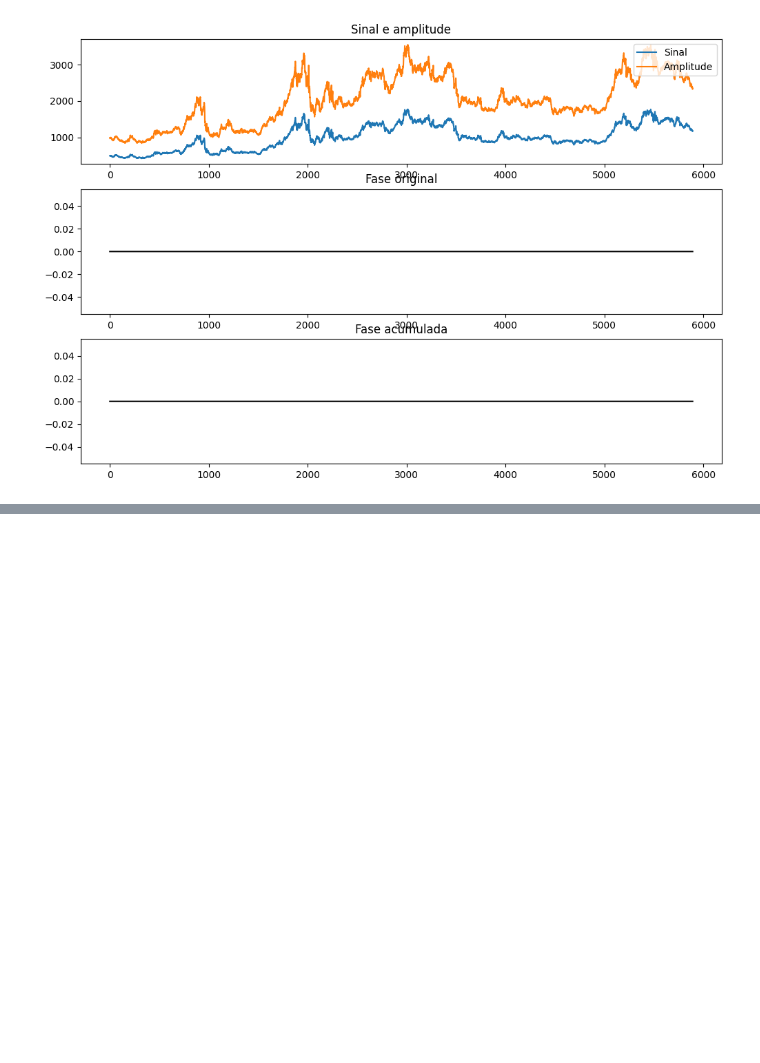
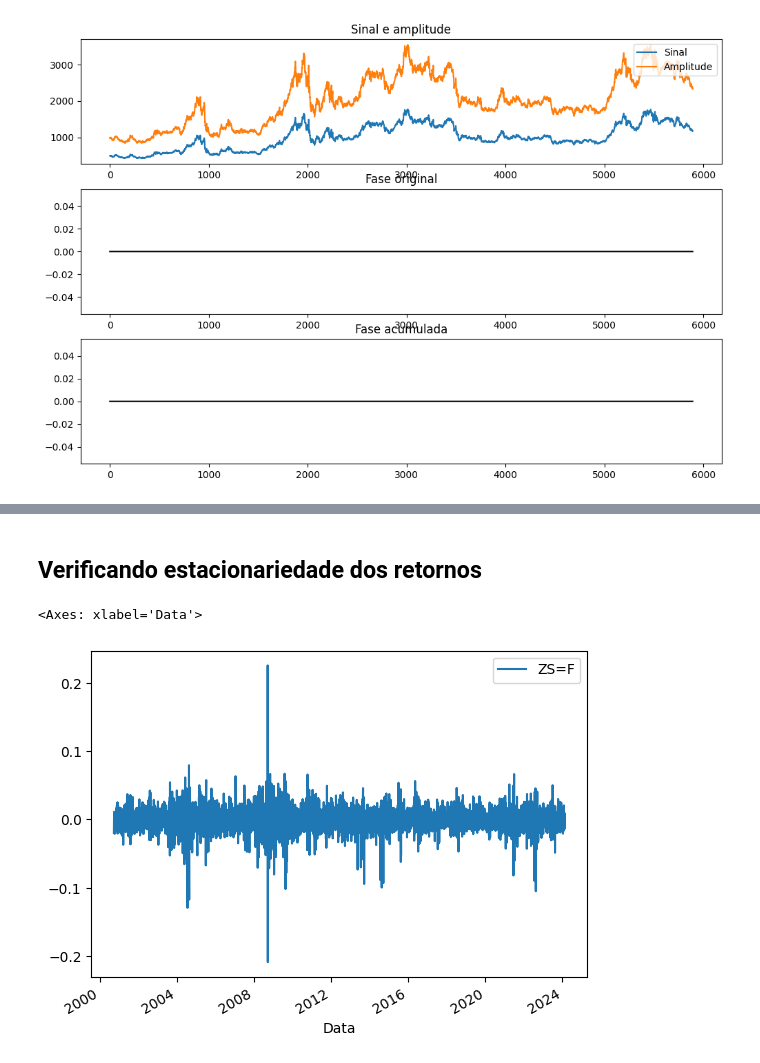
Before and after one commit to vidomirana/Analise-Sincronia-SeriesTemporais-Soja, a Jupyter notebook: Processamento_Sinais.ipynb, the cells around one changed output, grey strips where cells are left out. Saved outputs shown, nothing was run; the diff lists cells and outputs as text; code cells hidden in the pictures; blank space fills up the shorter version.

Commit message:
adição dos retornos

```diff
--- a/Processamento_Sinais.ipynb
+++ b/Processamento_Sinais.ipynb
@@ -254,0 +275,8 @@ print(c)
+# %% [markdown]
+## Verificando estacionariedade dos retornos
+# %%
+retornos_df = precos_soja.pct_change()
+retornos_df.plot()
+# %% [output]
+<Axes: xlabel='Data'>
+[figure, added]
```
Also changed, not shown: parts of 13 cells of this notebook.
